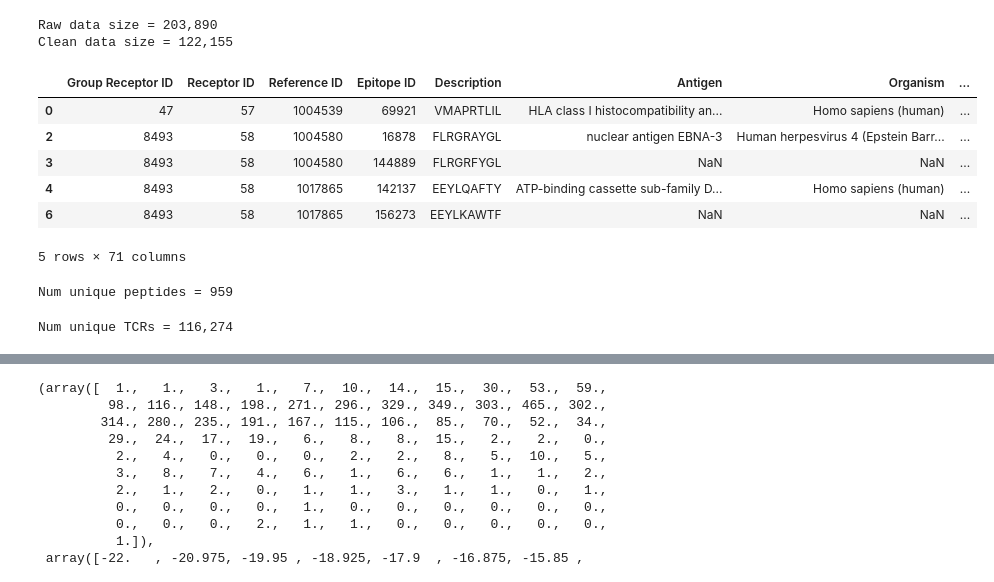
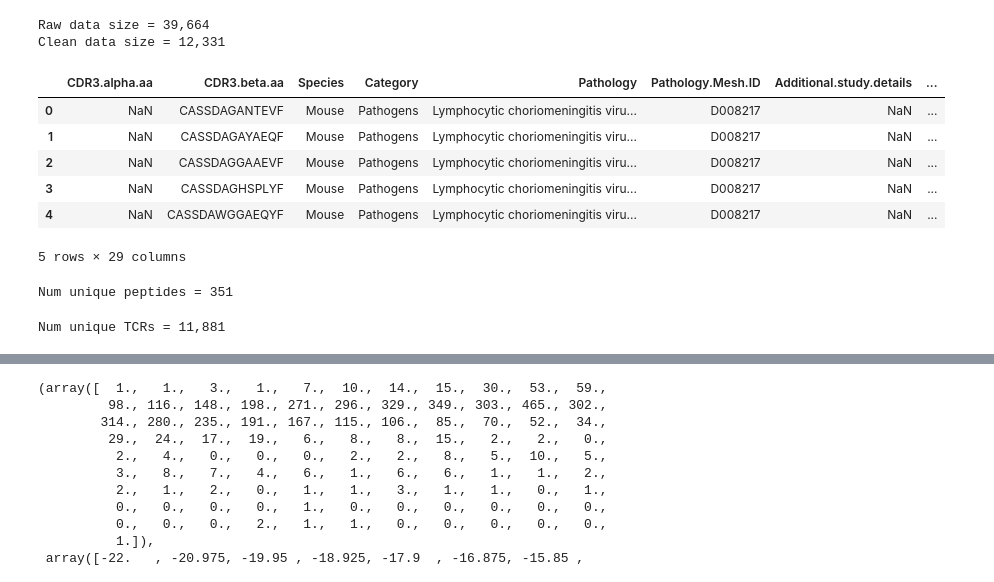
Before and after one commit to swansonk14/tcr-bert, a Jupyter notebook: jupyter/peptide_similarity.ipynb, the cells around one changed output, grey strips where cells are left out. Saved outputs shown, nothing was run; the diff lists cells and outputs as text; code cells hidden in the pictures.

```diff
--- a/jupyter/peptide_similarity.ipynb
+++ b/jupyter/peptide_similarity.ipynb
@@ -24,19 +25,20 @@ def clean_data(data: pd.DataFrame, tcr_col: str, pep_col: str) -> pd.DataFrame:
 # %%
 ALL_METADATA = {
     'vdjdb': {
-        'path': '../../data/vdjdb.tsv',
+        'path': '../../data/databases/vdjdb.tsv',
         'sep': '\t',
         'tcr_col': 'CDR3',
-        'pep_col': 'Epitope'
+        'pep_col': 'Epitope',
+        'gene_col': 'Gene'
     },
     'mcpas': {
-        'path': '../../data/McPAS-TCR.csv',
+        'path': '../../data/databases/McPAS-TCR.csv',
         'sep': ',',
         'tcr_col': 'CDR3.beta.aa',
         'pep_col': 'Epitope.peptide'
     },
     'iedb_positive': {
-        'path': '../../data/iedb_positive.csv',
+        'path': '../../data/databases/iedb_positive.csv',
         'sep': ',',
         'tcr_col': 'Chain 2 CDR3 Calculated',
         'pep_col': 'Description'
@@ -44,32 +46,34 @@ ALL_METADATA = {
 }
 # %%
 # metadata = ALL_METADATA['vdjdb']
-# metadata = ALL_METADATA['mcpas']
-metadata = ALL_METADATA['iedb_positive']
+metadata = ALL_METADATA['mcpas']
+# metadata = ALL_METADATA['iedb_positive']
 # %%
 data = pd.read_csv(metadata['path'], sep=metadata['sep'])
+if 'gene_col' in metadata:
+    data = data[data[metadata['gene_col']] == 'TRB']
 data = clean_data(data, tcr_col=metadata['tcr_col'], pep_col=metadata['pep_col'])
 data.head()
 # %% [output]
-Raw data size = 203,890
-Clean data size = 122,155
+Raw data size = 39,664
+Clean data size = 12,331
-|  | Group Receptor ID | Receptor ID | Reference ID | Epitope ID | Description | Antigen | Organism | ... |
-| 0 | 47 | 57 | 1004539 | 69921 | VMAPRTLIL | HLA class I histocompatibility an... | Homo sapiens (human) | ... |
-| 2 | 8493 | 58 | 1004580 | 16878 | FLRGRAYGL | nuclear antigen EBNA-3 | Human herpesvirus 4 (Epstein Barr... | ... |
-| 3 | 8493 | 58 | 1004580 | 144889 | FLRGRFYGL | NaN | NaN | ... |
-| 4 | 8493 | 58 | 1017865 | 142137 | EEYLQAFTY | ATP-binding cassette sub-family D... | Homo sapiens (human) | ... |
-| 6 | 8493 | 58 | 1017865 | 156273 | EEYLKAWTF | NaN | NaN | ... |
+|  | CDR3.alpha.aa | CDR3.beta.aa | Species | Category | Pathology | Pathology.Mesh.ID | Additional.study.details | ... |
+| 0 | NaN | CASSDAGANTEVF | Mouse | Pathogens | Lymphocytic choriomeningitis viru... | D008217 | NaN | ... |
+| 1 | NaN | CASSDAGAYAEQF | Mouse | Pathogens | Lymphocytic choriomeningitis viru... | D008217 | NaN | ... |
+| 2 | NaN | CASSDAGGAAEVF | Mouse | Pathogens | Lymphocytic choriomeningitis viru... | D008217 | NaN | ... |
+| 3 | NaN | CASSDAGHSPLYF | Mouse | Pathogens | Lymphocytic choriomeningitis viru... | D008217 | NaN | ... |
+| 4 | NaN | CASSDAWGGAEQYF | Mouse | Pathogens | Lymphocytic choriomeningitis viru... | D008217 | NaN | ... |
-5 rows × 71 columns
+5 rows × 29 columns
 # %%
 peptides = sorted(data[metadata['pep_col']].unique())
 print(f'Num unique peptides = {len(peptides):,}')
 # %% [output]
-Num unique peptides = 959
+Num unique peptides = 351
 # %%
 tcrs = sorted(data[metadata['tcr_col']].unique())
 print(f'Num unique TCRs = {len(tcrs):,}')
 # %% [output]
-Num unique TCRs = 116,274
+Num unique TCRs = 11,881
 # %%
 print(f'Num unique TCR-peptide pairs = {len(data):,}')
 # %% [output]
```
Also changed, not shown: parts of 12 cells of this notebook.
